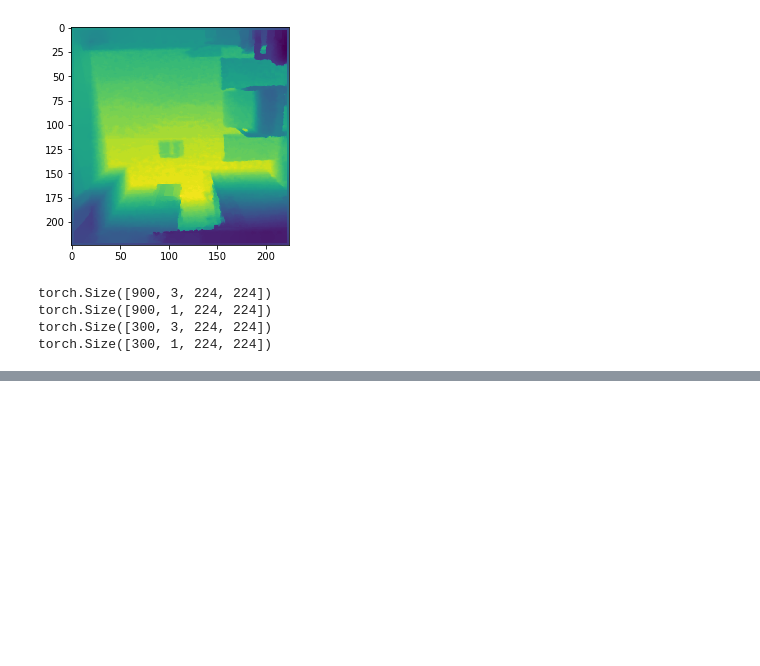
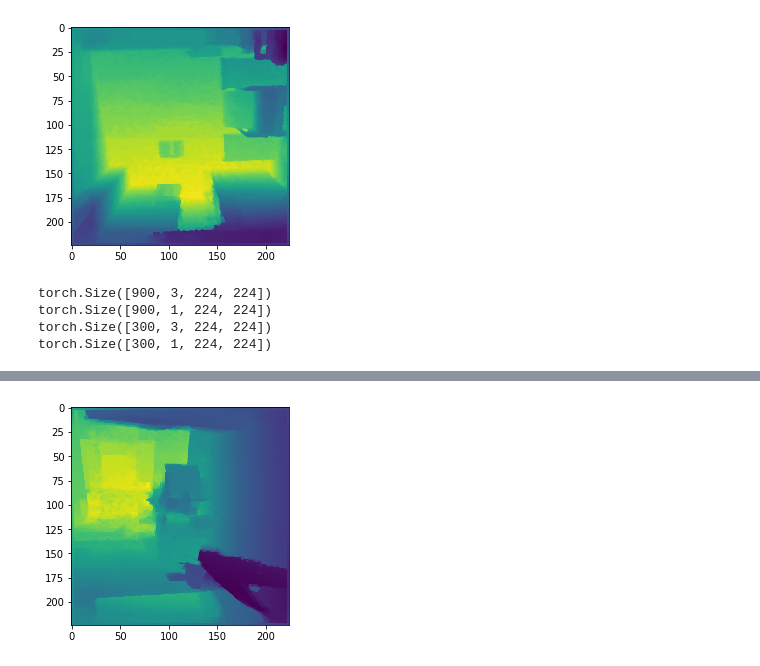
Before and after one commit to hardik01shah/SAiDL-Summer-Assignment-2021, a Jupyter notebook: Paper Implementation/SAiDL_Assignment3_FastDepth.ipynb, the cells around one changed output, grey strips where cells are left out. Cells and saved outputs as stored; diff of their text form; code cells hidden in the pictures; blank space fills up the shorter version.

```diff
--- a/Paper Implementation/SAiDL_Assignment3_FastDepth.ipynb
+++ b/Paper Implementation/SAiDL_Assignment3_FastDepth.ipynb
@@ -507,3 +537,7 @@ for i in range(0,epoch):
+# %%
+show(out_dep_val[0])
+# %% [output]
+[figure, added]
 # %%
 plt.figure(figsize=(4,5))
 plt.title("Loss")
```
Also changed, not shown: parts of 10 cells of this notebook.
